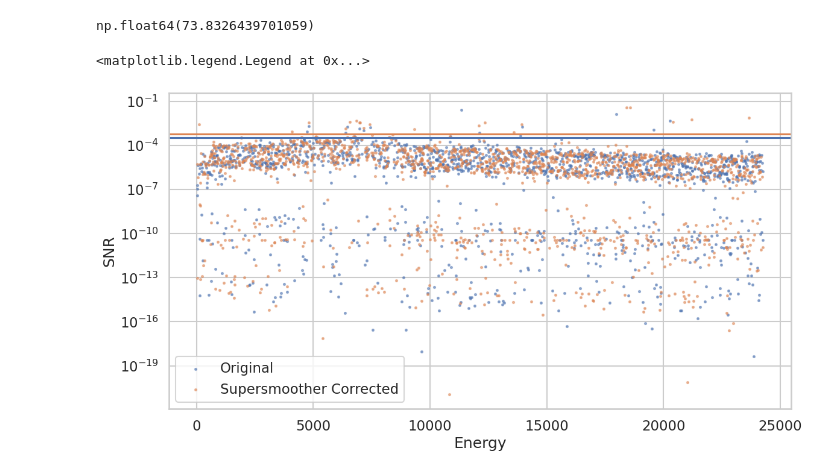
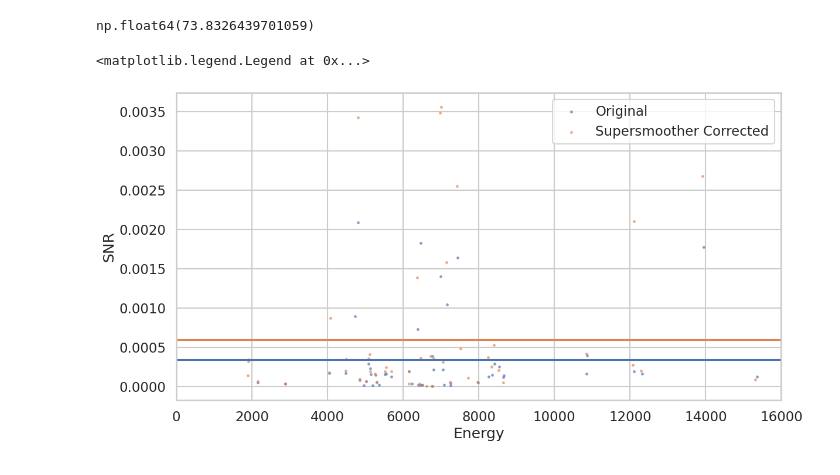
Before and after one commit to wstevick/Smoothing, a Jupyter notebook: Wes_slideplots.ipynb, the cells around one changed output. Drawn from its saved outputs; the diff is of its cells as text; code cells hidden in the pictures.

```diff
--- a/Wes_slideplots.ipynb
+++ b/Wes_slideplots.ipynb
@@ -193,9 +193,12 @@ def make_stack_peaks_plot(
                     alpha=0.3,
                 )
 
-                old_snr = peak['height'] / peak['std']
-                new_snr = newpeak['height'] / newpeak['std']
-                ax0.set_title(f'SNR: {(new_snr - old_snr) / old_snr * 100:.0f}% better')
+                if title:
+                    ax0.set_title(' ')
+                else:
+                    old_snr = peak['height'] / peak['std']
+                    new_snr = newpeak['height'] / newpeak['std']
+                    ax0.set_title(f'SNR: {(new_snr - old_snr) / old_snr * 100:.0f}% better')
                 continue
             else:
                 ts = np.linspace(times1.min(), times1.max())
@@ -335,2 +346,2 @@ fig.tight_layout()
 # %%
-drift_info = make_stack_peaks_plot(selected_peaks, color=calib_peak_color, title=True, smooth=60, dedrift=True, ylim=0.015)
+drift_info = make_stack_peaks_plot(selected_peaks, color=calib_peak_color, smooth=60, dedrift=True, ylim=0.015)
@@ -408,12 +417,13 @@ new_snr_mean = np.mean(adjpeask1.sort_values('height')[-50:]['snr'])
 # %% [output]
 np.float64(73.8326439701059)
 # %%
-ax = peaks1.plot.scatter(x='center', y='snr', logy=True, alpha=.5, marker='.', label='Original')
-adjpeask1.plot.scatter(x='center', y='snr', ax=ax, color=test_peak_color, alpha=.5, marker='.', label='Supersmoother Corrected', xlabel='Energy', ylabel='SNR')
+ax = peaks1.sort_values('height')[-50:].plot.scatter(x='center', y='snr', alpha=.5, marker='.', label='Original')
+adjpeask1.sort_values('height')[-50:].plot.scatter(x='center', y='snr', ax=ax, color=test_peak_color, alpha=.5, marker='.', label='Supersmoother Corrected', xlabel='Energy', ylabel='SNR')
 ax.axhline(old_snr_mean)
 ax.axhline(new_snr_mean, color=test_peak_color)
 ax.figure.set_size_inches(13.32, 6.81)
+ax.set_xlim(0, 16000)
 plt.legend()
 # %% [output]
 <matplotlib.legend.Legend at 0x...>
-[figure, old version]
+[figure, new version]
```
Also changed, not shown: parts of 2 cells of this notebook, 2 other files.
